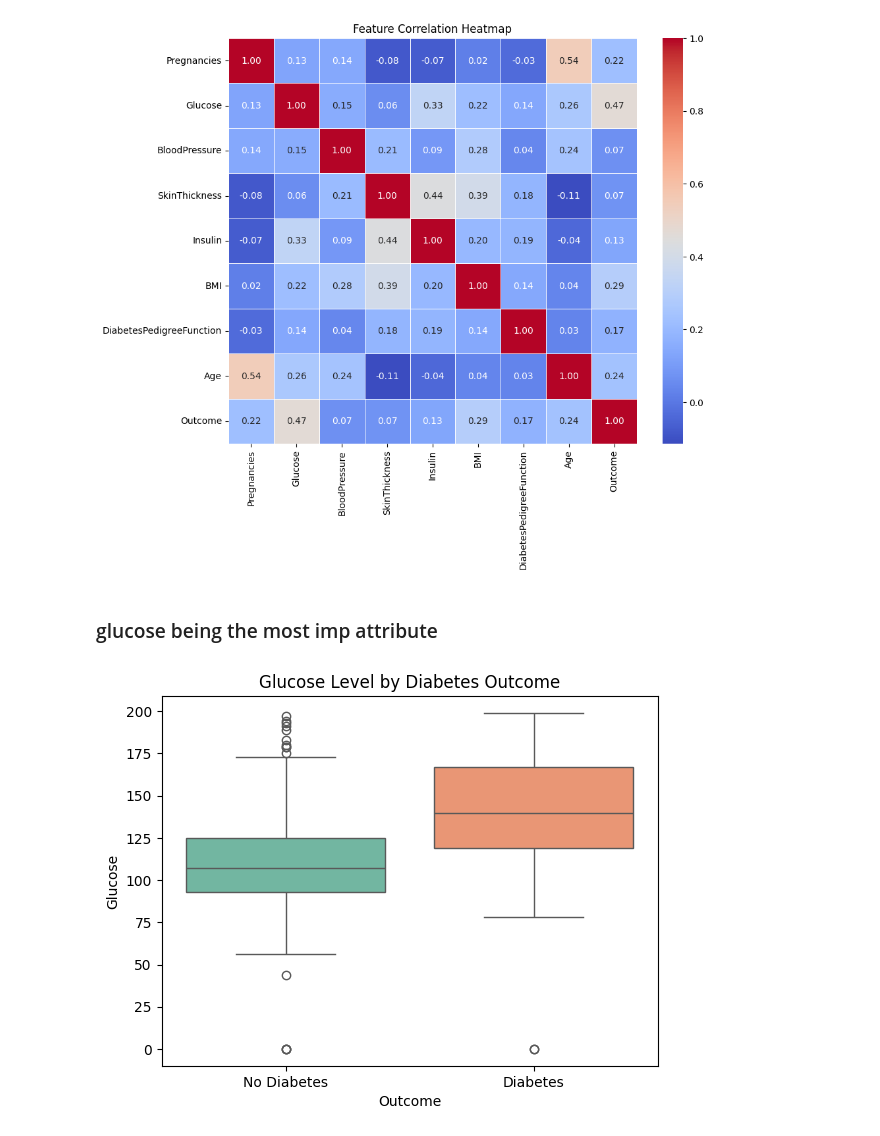
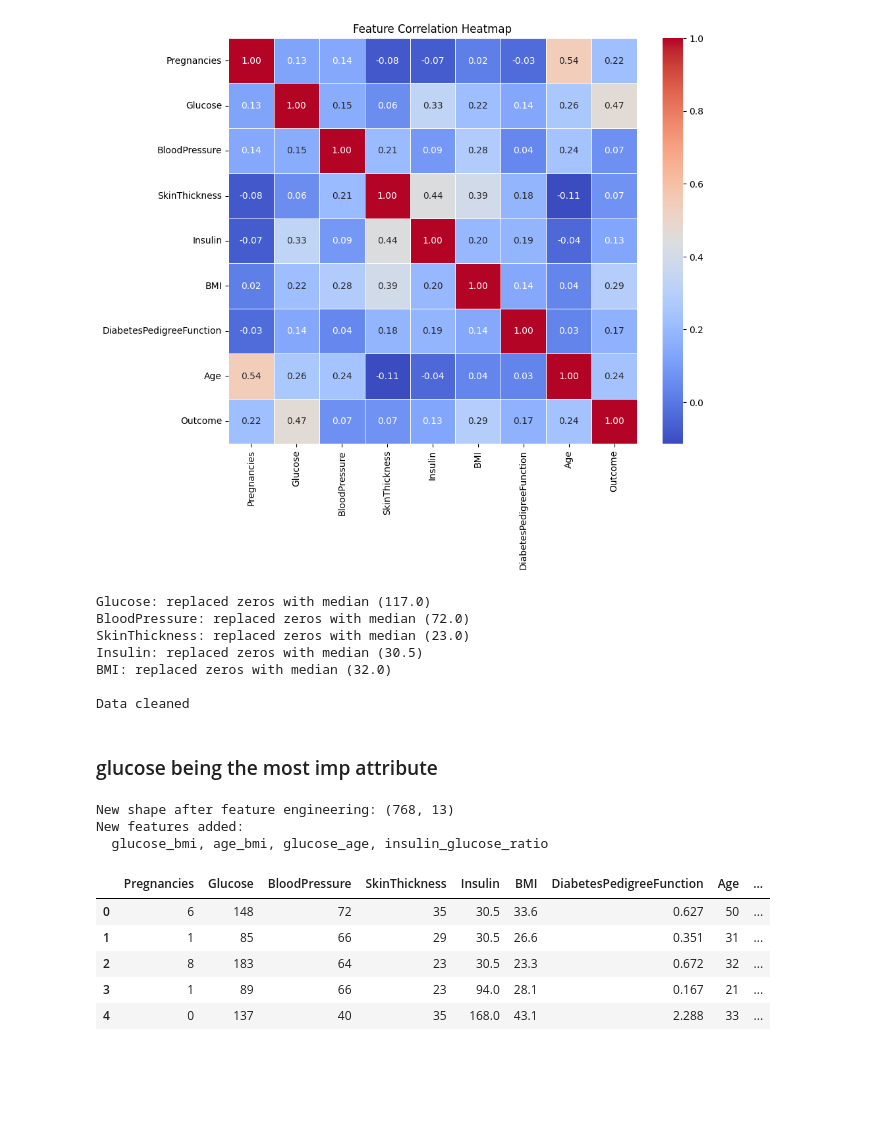
Before and after one commit to a6h101/Disease-Risk-Predictor, a Jupyter notebook: notebooks/diabetes.ipynb, the cells around one changed output. Drawn from its saved outputs; the diff is of its cells as text; code cells hidden in the pictures; blank space fills up the shorter version.

```diff
--- a/notebooks/diabetes.ipynb
+++ b/notebooks/diabetes.ipynb
@@ -81,13 +125,44 @@ plt.title('Feature Correlation Heatmap')
 plt.show()
 # %% [output]
 [figure]
+# %%
+cols_to_fix = ['Glucose', 'BloodPressure', 'SkinThickness', 'Insulin', 'BMI']
+
+for col in cols_to_fix:
+    median_val = df[col].median()
+    df[col] = df[col].replace(0, median_val)
+    print(f"{col}: replaced zeros with median ({median_val:.1f})")
+
+print("\nData cleaned")
+# %% [output]
+Glucose: replaced zeros with median (117.0)
+BloodPressure: replaced zeros with median (72.0)
+SkinThickness: replaced zeros with median (23.0)
+Insulin: replaced zeros with median (30.5)
+BMI: replaced zeros with median (32.0)
+
+Data cleaned
 # %% [markdown]
 ### glucose being the most imp attribute
 # %%
-sns.boxplot(x='Outcome', y='Glucose', data=df, palette='Set2')
-plt.title('Glucose Level by Diabetes Outcome')
-plt.xticks([0, 1], ['No Diabetes', 'Diabetes'])
-plt.show()
+# feature eng, as randomforest and gbm both were upto 77% accuracy
+df['glucose_bmi']           = df['Glucose'] * df['BMI']
+df['age_bmi']               = df['Age'] * df['BMI']
+df['glucose_age']           = df['Glucose'] * df['Age']
+df['insulin_glucose_ratio'] = df['Insulin'] / (df['Glucose'] + 1)
+
+print("New shape after feature engineering:", df.shape)
+print("New features added:")
+print("  glucose_bmi, age_bmi, glucose_age, insulin_glucose_ratio")
+df.head()
 # %% [output]
-[figure, removed]
+New shape after feature engineering: (768, 13)
+New features added:
+  glucose_bmi, age_bmi, glucose_age, insulin_glucose_ratio
+|  | Pregnancies | Glucose | BloodPressure | SkinThickness | Insulin | BMI | DiabetesPedigreeFunction | Age | ... |
+| 0 | 6 | 148 | 72 | 35 | 30.5 | 33.6 | 0.627 | 50 | ... |
+| 1 | 1 | 85 | 66 | 29 | 30.5 | 26.6 | 0.351 | 31 | ... |
+| 2 | 8 | 183 | 64 | 23 | 30.5 | 23.3 | 0.672 | 32 | ... |
+| 3 | 1 | 89 | 66 | 23 | 94.0 | 28.1 | 0.167 | 21 | ... |
+| 4 | 0 | 137 | 40 | 35 | 168.0 | 43.1 | 2.288 | 33 | ... |
 # %%
```
Also changed, not shown: parts of 18 cells of this notebook, 2 other files.
